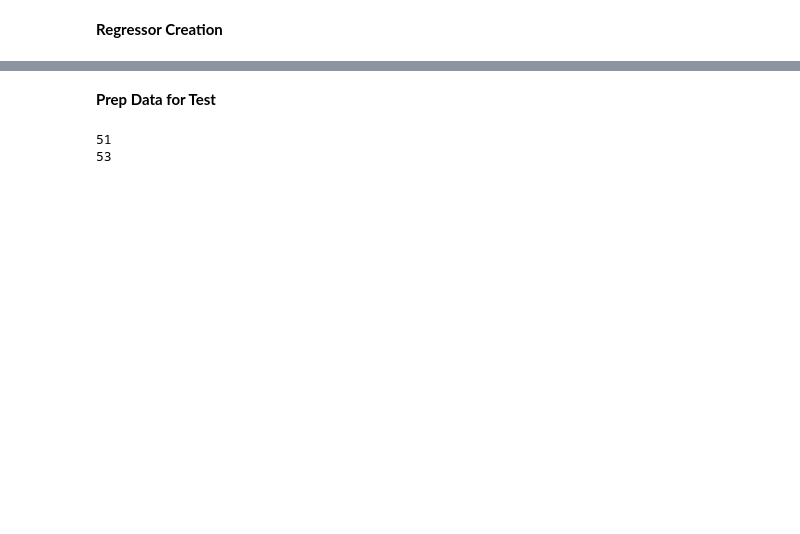
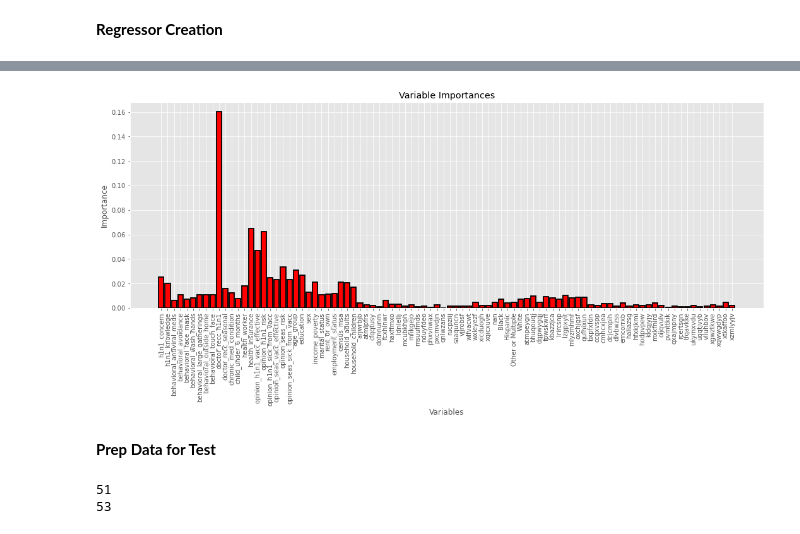
Before and after one commit to isabellasonoma/DS-Projects, a Jupyter notebook: Flu Predictor.ipynb, the cells around one changed output, grey strips where cells are left out. Cells and saved outputs as stored; diff of their text form; code cells hidden in the pictures; blank space fills up the shorter version.

```diff
--- a/Flu Predictor.ipynb
+++ b/Flu Predictor.ipynb
@@ -257,3 +316,7 @@ Seasonal Root Mean Squared Error: 0.4101294870906084
+# %%
+ImportancesGraph(h1n1_regressor)
+# %% [output]
+[figure, added]
 # %% [markdown]
 **Prep Data for Test**
 # %%
```
Also changed, not shown: parts of 39 cells of this notebook.
